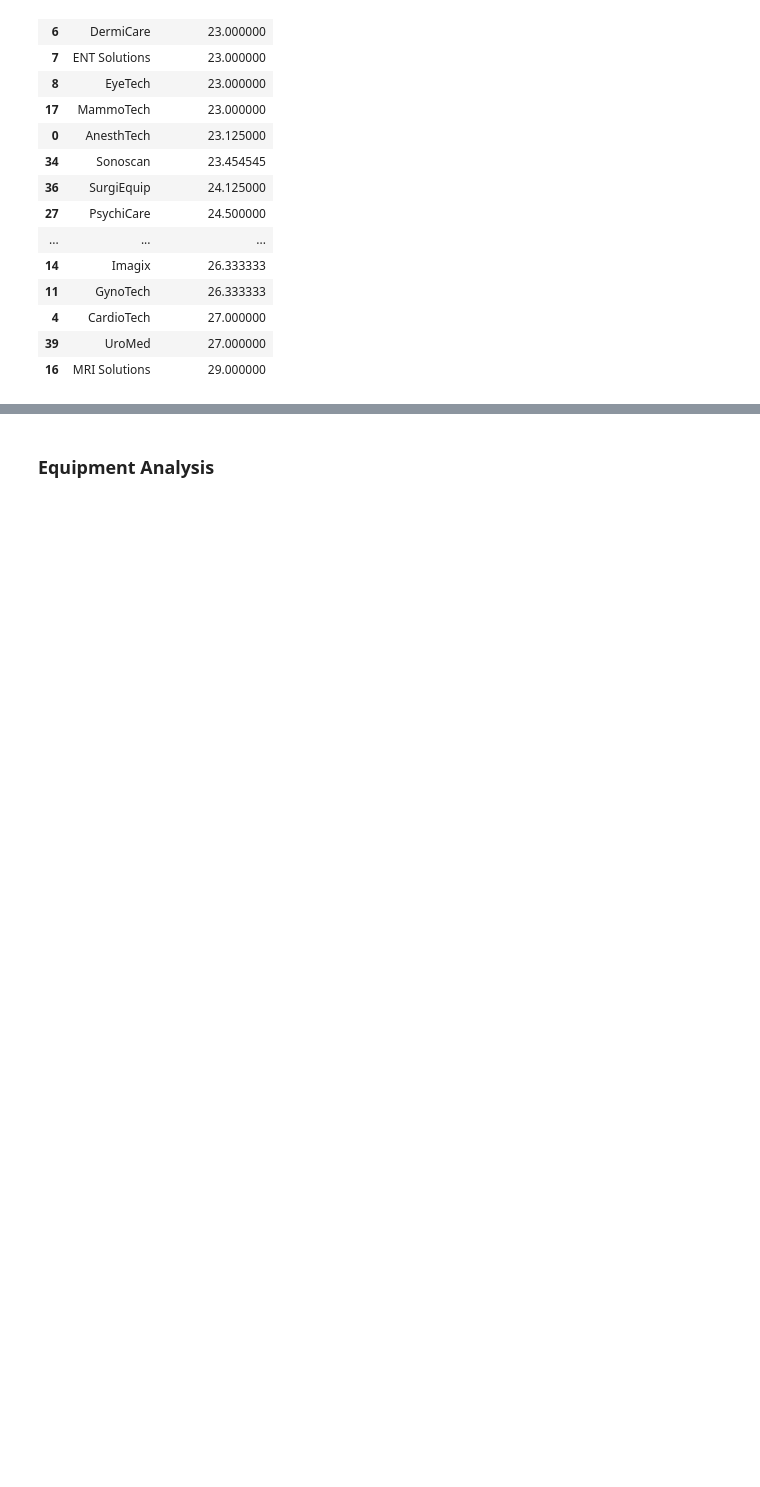
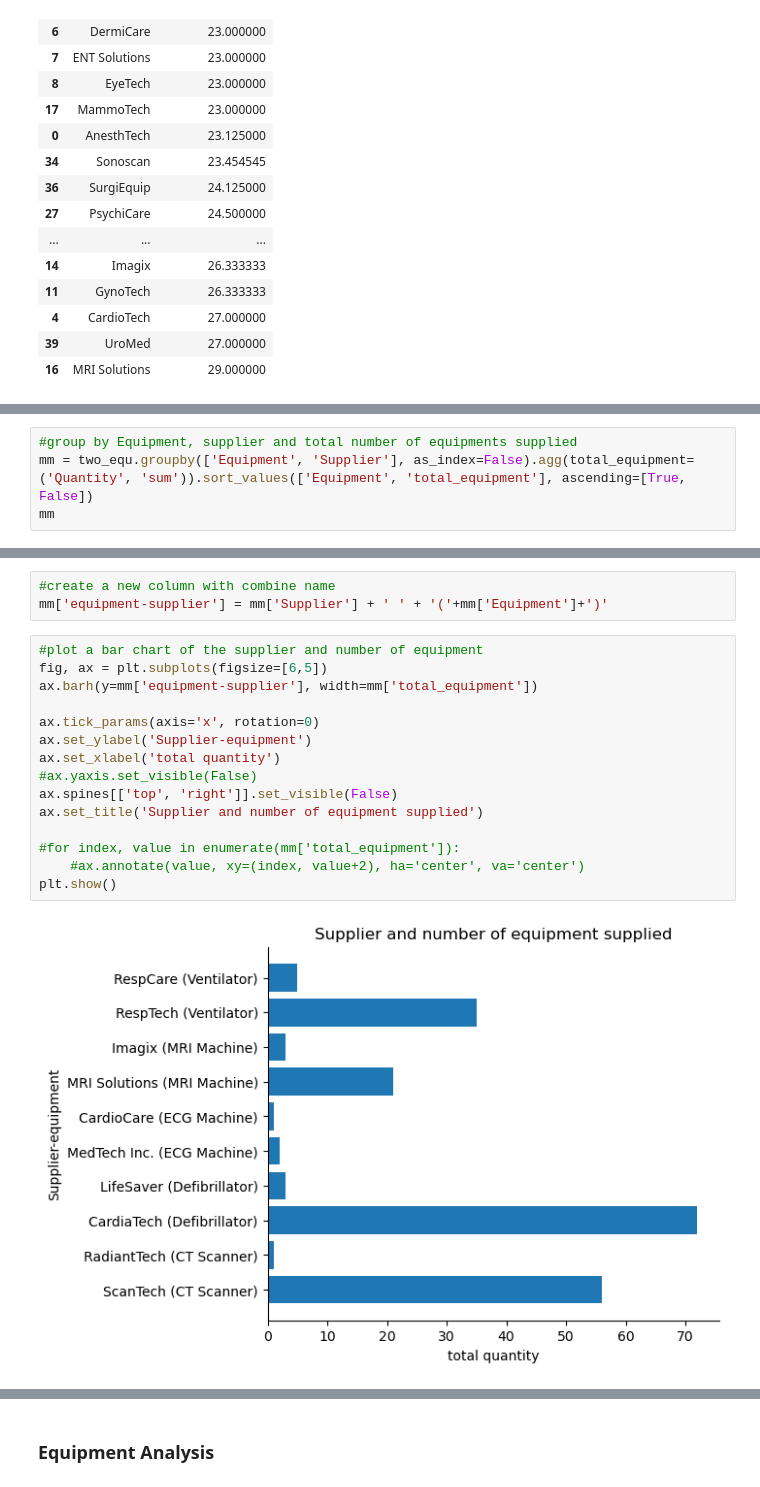
Before and after one commit to valezenwanne/Hospital_Procurement_Data_Analysis, a Jupyter notebook: Hospital Procurement Data Analysis.ipynb, the cells around one changed output, grey strips where cells are left out. Saved outputs shown, nothing was run; the diff lists cells and outputs as text; blank space fills up the shorter version.

```diff
--- a/Hospital Procurement Data Analysis.ipynb
+++ b/Hospital Procurement Data Analysis.ipynb
@@ -953 +987,5 @@ df.groupby(['Equipment'], as_index=False).agg(total_supplier=('Supplier', 'nuniq
 two_equ = df[df['Equipment'].isin(['Defibrillator', 'MRI Machine', 'CT Scanner', 'ECG Machine', 'Ventilator'])]
+# %%
+#group by Equipment, supplier and total number of equipments supplied
+mm = two_equ.groupby(['Equipment', 'Supplier'], as_index=False).agg(total_equipment=('Quantity', 'sum')).sort_values(['Equipment', 'total_equipment'], ascending=[True, False])
+mm
@@ -953,0 +1004,20 @@ two_equ = df[df['Equipment'].isin(['Defibrillator', 'MRI Machine', 'CT Scanner',
+# %%
+#create a new column with combine name
+mm['equipment-supplier'] = mm['Supplier'] + ' ' + '('+mm['Equipment']+')'
+# %%
+#plot a bar chart of the supplier and number of equipment
+fig, ax = plt.subplots(figsize=[6,5])
+ax.barh(y=mm['equipment-supplier'], width=mm['total_equipment'])
+
+ax.tick_params(axis='x', rotation=0)
+ax.set_ylabel('Supplier-equipment')
+ax.set_xlabel('total quantity')
+#ax.yaxis.set_visible(False)
+ax.spines[['top', 'right']].set_visible(False)
+ax.set_title('Supplier and number of equipment supplied')
+
+#for index, value in enumerate(mm['total_equipment']):
+    #ax.annotate(value, xy=(index, value+2), ha='center', va='center')
+plt.show()
+# %% [output]
+[figure, added]
```
Also changed, not shown: parts of 30 cells of this notebook.
